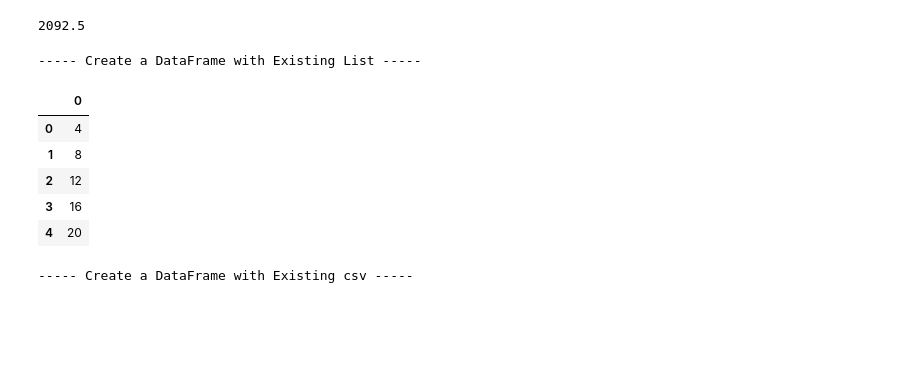
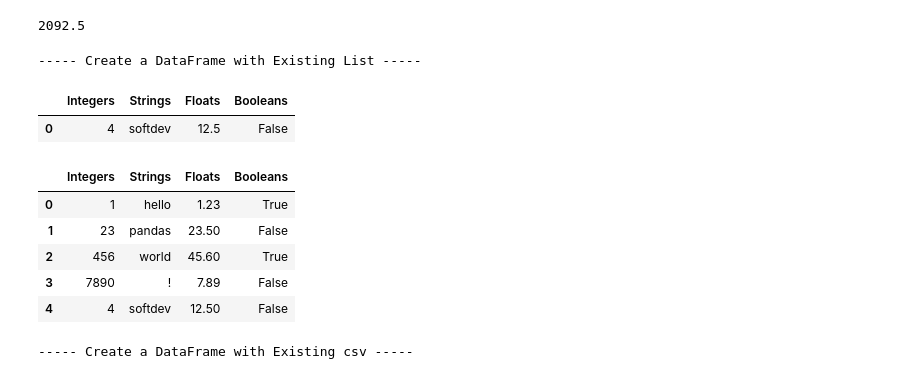
Before and after one commit to tinawong15/softdev-p03, a Jupyter notebook: demo/pandas_demo.ipynb, the cells around one changed output. Cells and saved outputs as stored; diff of their text form; code cells hidden in the pictures; blank space fills up the shorter version.

```diff
--- a/pandas_demo.ipynb
+++ b/demo/pandas_demo.ipynb
@@ -39,17 +39,22 @@ df["Integers"].mean()
 2092.5
 # %%
 print("----- Create a DataFrame with Existing List -----")
-your_list = [4, 8, 12, 16, 20]
-df = pd.DataFrame(your_list)
-df
+your_list = [4, 'softdev', 12.5, False]
+list_df = pd.DataFrame([your_list], columns=['Integers', 'Strings', 'Floats', 'Booleans'])
+list_df
 # %% [output]
 ----- Create a DataFrame with Existing List -----
-|  | 0 |
-| 0 | 4 |
-| 1 | 8 |
-| 2 | 12 |
-| 3 | 16 |
-| 4 | 20 |
+|  | Integers | Strings | Floats | Booleans |
+| 0 | 4 | softdev | 12.5 | False |
+# %%
+df.append(list_df, ignore_index=True)
+# %% [output]
+|  | Integers | Strings | Floats | Booleans |
+| 0 | 1 | hello | 1.23 | True |
+| 1 | 23 | pandas | 23.50 | False |
+| 2 | 456 | world | 45.60 | True |
+| 3 | 7890 | ! | 7.89 | False |
+| 4 | 4 | softdev | 12.50 | False |
 # %%
 print("----- Create a DataFrame with Existing csv -----")
 csv_path = os.path.join('uscities.csv') # https://simplemaps.com/data/us-cities
```
Also changed, not shown: parts of 3 cells of this notebook, 6 other files.
